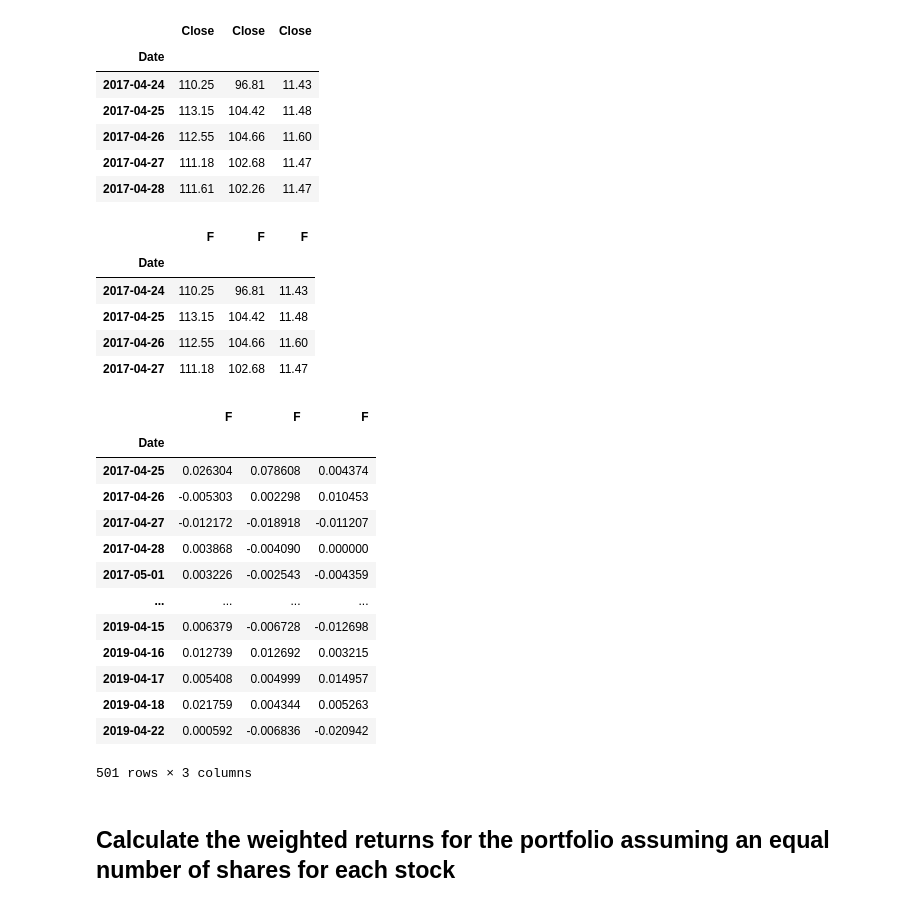
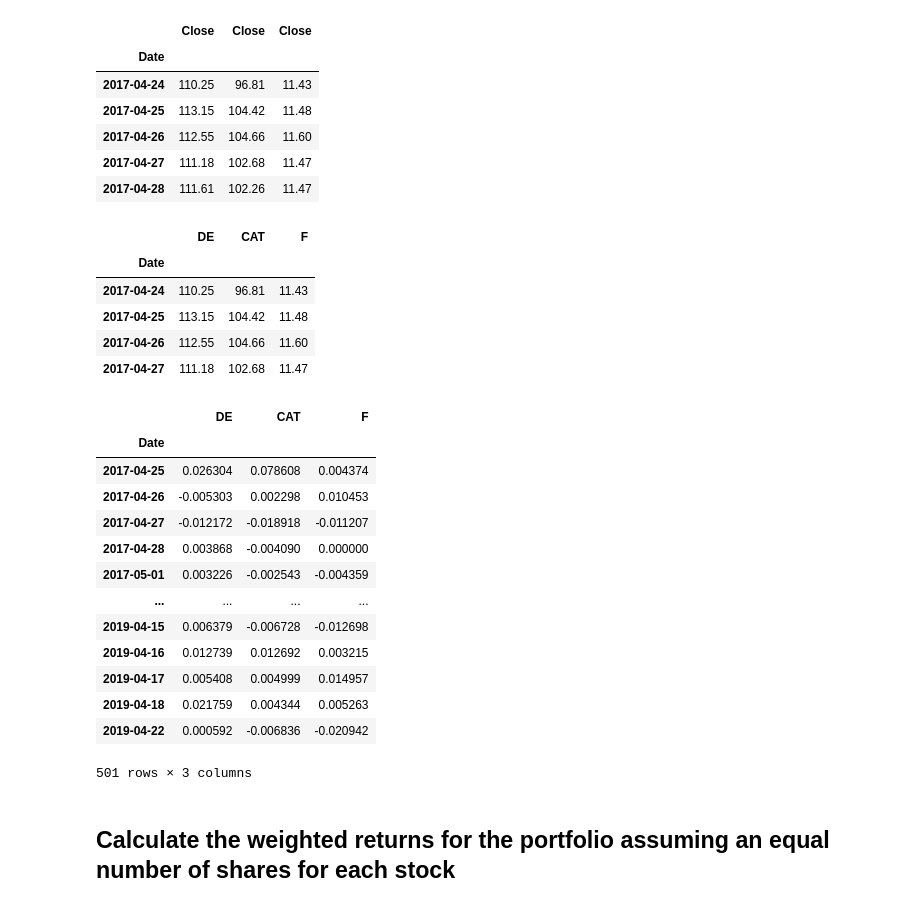
Before and after one commit to cstanley99/Pandas_Homework, a Jupyter notebook: whale_analysis.ipynb, the cells around one changed output. Drawn from its saved outputs; the diff is of its cells as text; code cells hidden in the pictures.

```diff
--- a/whale_analysis.ipynb
+++ b/whale_analysis.ipynb
@@ -491,11 +491,10 @@ my_returns.head()
 #my_returns.head()
 # %%
 # Reorganize portfolio data by having a column per symbol
-
-my_returns = my_returns.rename(columns={"Close":"DE","Close":"CAT","Close":"F"})
+my_returns.columns = ["DE","CAT","F"]
 my_returns.head(4)
 # %% [output]
-|  | F | F | F |
+|  | DE | CAT | F |
 | Date |  |  |  |
 | 2017-04-24 | 110.25 | 96.81 | 11.43 |
 | 2017-04-25 | 113.15 | 104.42 | 11.48 |
@@ -509,7 +508,7 @@ pct_returns = pct_returns.dropna().copy()
 # Display sample data
 pct_returns
 # %% [output]
-|  | F | F | F |
+|  | DE | CAT | F |
 | Date |  |  |  |
 | 2017-04-25 | 0.026304 | 0.078608 | 0.004374 |
 | 2017-04-26 | -0.005303 | 0.002298 | 0.010453 |
```
